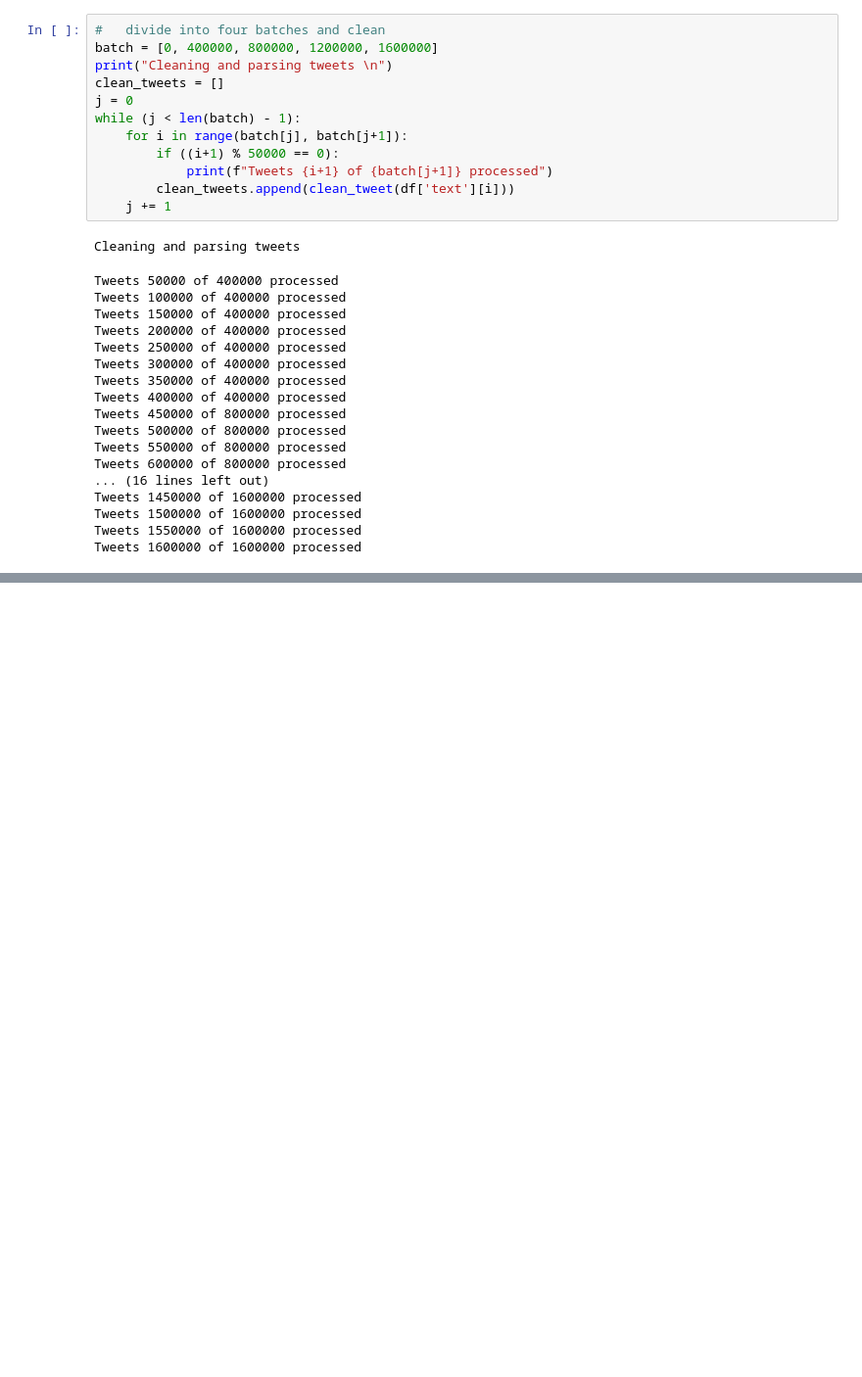
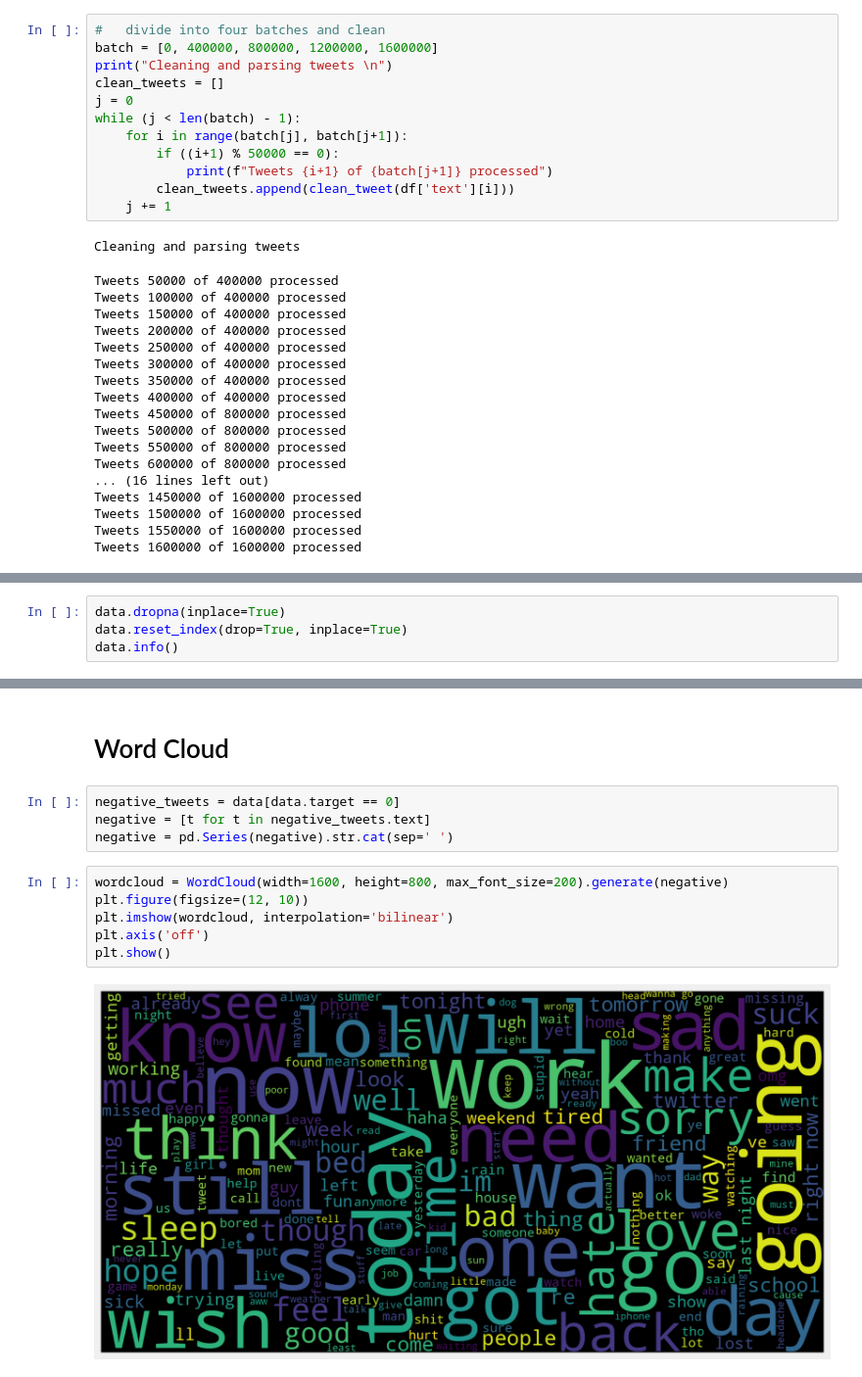
Before and after one commit to AndySama79/Sentiment-Analysis, a Jupyter notebook: sentiment-analysis.ipynb, the cells around one changed output, grey strips where cells are left out. Shown at 98% size. Cells and saved outputs as stored; diff of their text form; blank space fills up the shorter version.

```diff
--- a/sentiment-analysis.ipynb
+++ b/sentiment-analysis.ipynb
@@ -315,0 +380,4 @@ data.head()
+# %%
+data.dropna(inplace=True)
+data.reset_index(drop=True, inplace=True)
+data.info()
@@ -315,0 +394,14 @@ data.head()
+# %% [markdown]
+#   Word Cloud
+# %%
+negative_tweets = data[data.target == 0]
+negative = [t for t in negative_tweets.text]
+negative = pd.Series(negative).str.cat(sep=' ')
+# %%
+wordcloud = WordCloud(width=1600, height=800, max_font_size=200).generate(negative)
+plt.figure(figsize=(12, 10))
+plt.imshow(wordcloud, interpolation='bilinear')
+plt.axis('off')
+plt.show()
+# %% [output]
+[figure, added]
```
Also changed, not shown: parts of 17 cells of this notebook, 1 other file.
